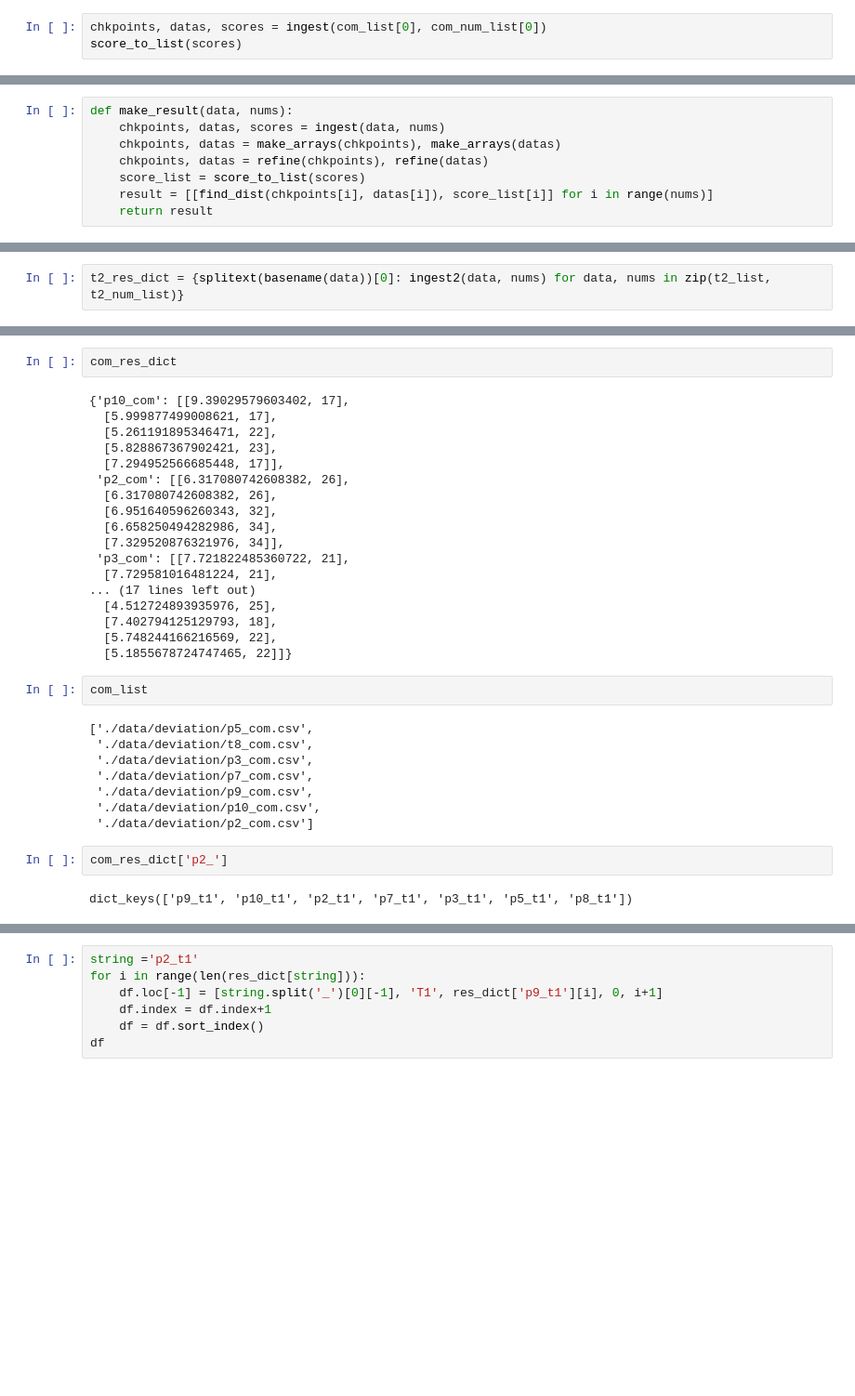
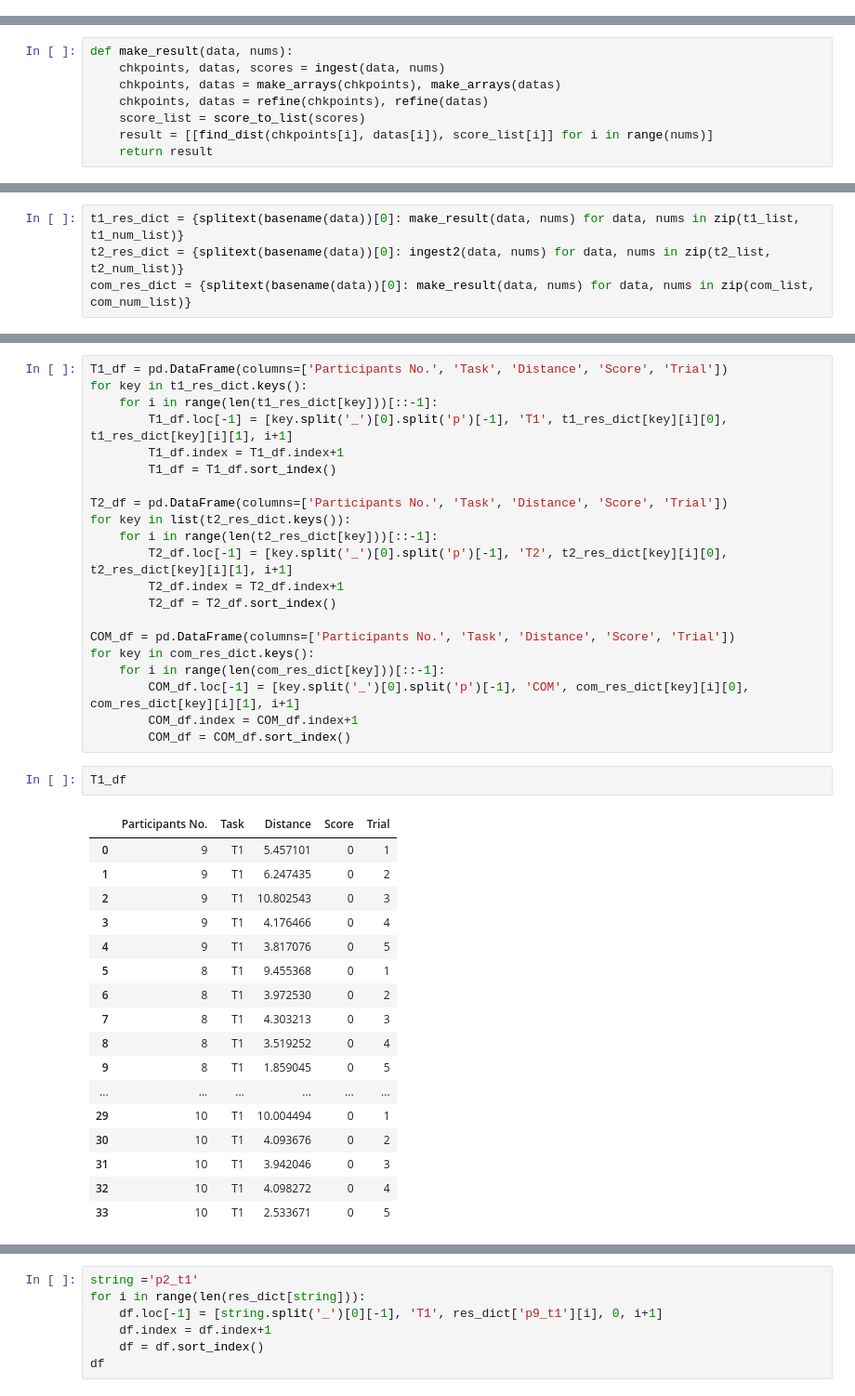
Before and after one commit to outtoin/statistics_practice, a Jupyter notebook: Untitled.ipynb, the cells around one changed output, grey strips where cells are left out. Shown: that part at 93% size. Cells and saved outputs as stored; diff of their text form; blank space fills up the shorter version.

```diff
--- a/Untitled.ipynb
+++ b/Untitled.ipynb
@@ -76,6 +76,3 @@ def find_dist(chkpoint, data):
 
 def score_to_list(scores):
     return [int(score.split(':')[-1]) for score in scores]
-# %%
-chkpoints, datas, scores = ingest(com_list[0], com_num_list[0])
-score_to_list(scores)
@@ -108,2 +91,4 @@ for column in df:
 # %%
+t1_res_dict = {splitext(basename(data))[0]: make_result(data, nums) for data, nums in zip(t1_list, t1_num_list)}
 t2_res_dict = {splitext(basename(data))[0]: ingest2(data, nums) for data, nums in zip(t2_list, t2_num_list)}
+com_res_dict = {splitext(basename(data))[0]: make_result(data, nums) for data, nums in zip(com_list, com_num_list)}
@@ -126,34 +95,41 @@ com_res_dict = {splitext(basename(data))[0]: make_result(data, nums) for data, n
-# %%
-com_res_dict
-# %% [output]
-{'p10_com': [[9.39029579603402, 17],
-  [5.999877499008621, 17],
-  [5.261191895346471, 22],
-  [5.828867367902421, 23],
-  [7.294952566685448, 17]],
- 'p2_com': [[6.317080742608382, 26],
-  [6.317080742608382, 26],
-  [6.951640596260343, 32],
-  [6.658250494282986, 34],
-  [7.329520876321976, 34]],
- 'p3_com': [[7.721822485360722, 21],
-  [7.729581016481224, 21],
-... (17 lines left out)
-  [4.512724893935976, 25],
-  [7.402794125129793, 18],
-  [5.748244166216569, 22],
-  [5.1855678724747465, 22]]}
-# %%
-com_list
-# %% [output]
-['./data/deviation/p5_com.csv',
- './data/deviation/t8_com.csv',
- './data/deviation/p3_com.csv',
- './data/deviation/p7_com.csv',
- './data/deviation/p9_com.csv',
- './data/deviation/p10_com.csv',
- './data/deviation/p2_com.csv']
-# %%
-com_res_dict['p2_']
-# %% [output]
-dict_keys(['p9_t1', 'p10_t1', 'p2_t1', 'p7_t1', 'p3_t1', 'p5_t1', 'p8_t1'])
+# %%
+T1_df = pd.DataFrame(columns=['Participants No.', 'Task', 'Distance', 'Score', 'Trial'])
+for key in t1_res_dict.keys():
+    for i in range(len(t1_res_dict[key]))[::-1]:
+        T1_df.loc[-1] = [key.split('_')[0].split('p')[-1], 'T1', t1_res_dict[key][i][0], t1_res_dict[key][i][1], i+1]
+        T1_df.index = T1_df.index+1
+        T1_df = T1_df.sort_index()
+
+T2_df = pd.DataFrame(columns=['Participants No.', 'Task', 'Distance', 'Score', 'Trial'])
+for key in list(t2_res_dict.keys()):
+    for i in range(len(t2_res_dict[key]))[::-1]:
+        T2_df.loc[-1] = [key.split('_')[0].split('p')[-1], 'T2', t2_res_dict[key][i][0], t2_res_dict[key][i][1], i+1]
+        T2_df.index = T2_df.index+1
+        T2_df = T2_df.sort_index()
+
+COM_df = pd.DataFrame(columns=['Participants No.', 'Task', 'Distance', 'Score', 'Trial'])
+for key in com_res_dict.keys():
+    for i in range(len(com_res_dict[key]))[::-1]:
+        COM_df.loc[-1] = [key.split('_')[0].split('p')[-1], 'COM', com_res_dict[key][i][0], com_res_dict[key][i][1], i+1]
+        COM_df.index = COM_df.index+1
+        COM_df = COM_df.sort_index()
+# %%
+T1_df
+# %% [output]
+|  | Participants No. | Task | Distance | Score | Trial |
+| 0 | 9 | T1 | 5.457101 | 0 | 1 |
+| 1 | 9 | T1 | 6.247435 | 0 | 2 |
+| 2 | 9 | T1 | 10.802543 | 0 | 3 |
+| 3 | 9 | T1 | 4.176466 | 0 | 4 |
+| 4 | 9 | T1 | 3.817076 | 0 | 5 |
+| 5 | 8 | T1 | 9.455368 | 0 | 1 |
+| 6 | 8 | T1 | 3.972530 | 0 | 2 |
+| 7 | 8 | T1 | 4.303213 | 0 | 3 |
+| 8 | 8 | T1 | 3.519252 | 0 | 4 |
+| 9 | 8 | T1 | 1.859045 | 0 | 5 |
+| ... | ... | ... | ... | ... | ... |
+| 29 | 10 | T1 | 10.004494 | 0 | 1 |
+| 30 | 10 | T1 | 4.093676 | 0 | 2 |
+| 31 | 10 | T1 | 3.942046 | 0 | 3 |
+| 32 | 10 | T1 | 4.098272 | 0 | 4 |
+| 33 | 10 | T1 | 2.533671 | 0 | 5 |
```
Also changed, not shown: parts of 8 cells of this notebook, 6 other files.
